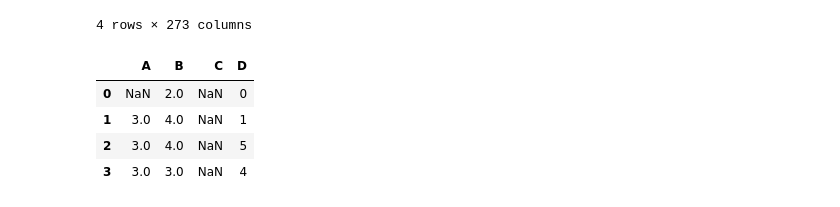
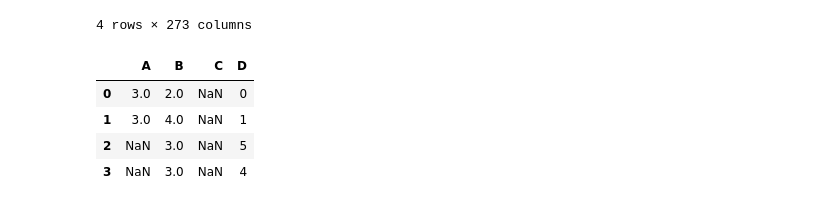
Before and after one commit to jtobelem-simplon/planete-oui-challenge, a Jupyter notebook: ipython_notebooks/jtobelem's Python notebook.ipynb, the cells around one changed output. Drawn from its saved outputs; the diff is of its cells as text; code cells hidden in the pictures.

```diff
--- a/ipython_notebooks/jtobelem's Python notebook.ipynb
+++ b/ipython_notebooks/jtobelem's Python notebook.ipynb
@@ -98,10 +98,10 @@ df = pd.DataFrame([[np.nan, 2, np.nan, 0],
                    [np.nan, 3, np.nan, 4]],
                   columns=list("ABCD"))
 # %%
-df.fillna(method="pad")
+df.fillna(method="backfill")
 # %% [output]
 |  | A | B | C | D |
-| 0 | NaN | 2.0 | NaN | 0 |
+| 0 | 3.0 | 2.0 | NaN | 0 |
 | 1 | 3.0 | 4.0 | NaN | 1 |
-| 2 | 3.0 | 4.0 | NaN | 5 |
-| 3 | 3.0 | 3.0 | NaN | 4 |
+| 2 | NaN | 3.0 | NaN | 5 |
+| 3 | NaN | 3.0 | NaN | 4 |
```
